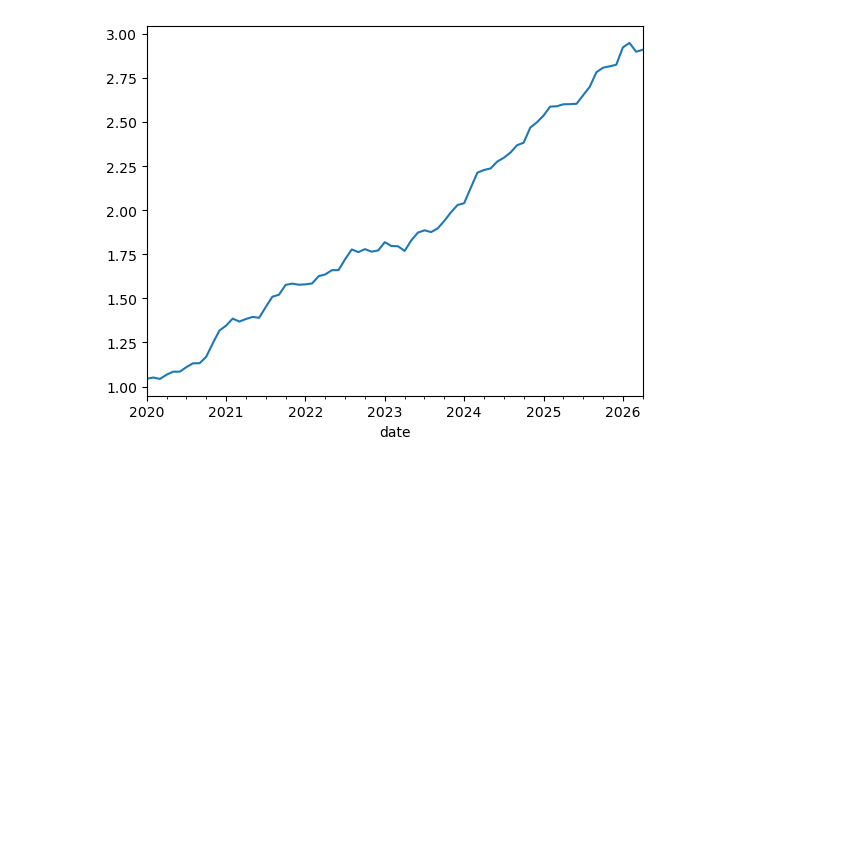
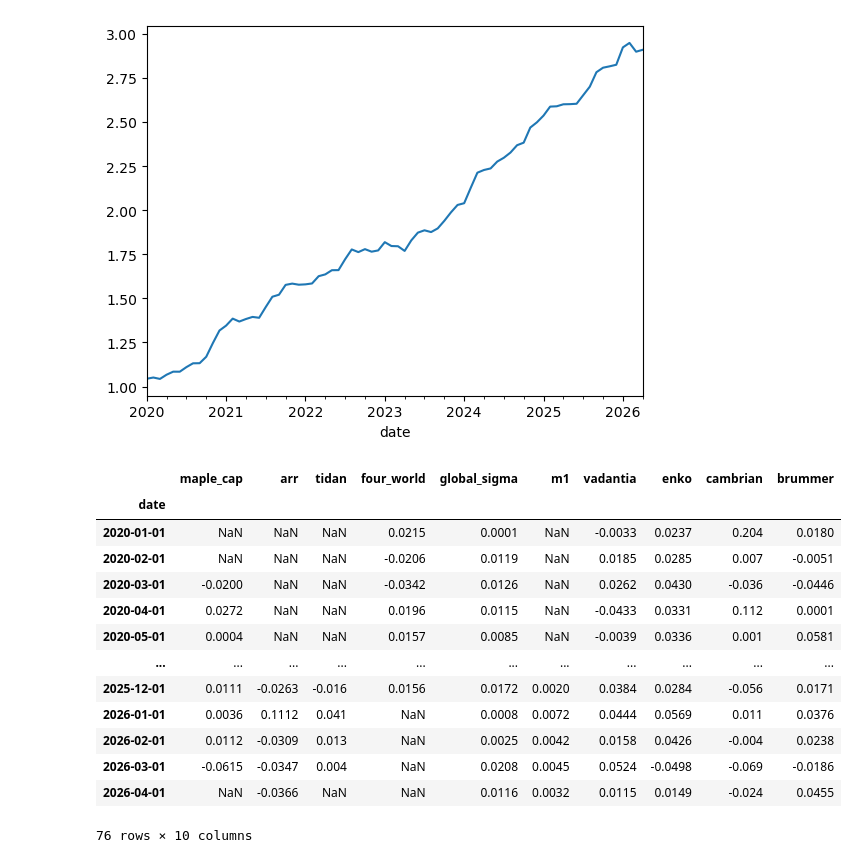
Before and after one commit to arthurdhonneur7/athenee_hf_portfolio, a Jupyter notebook: ew_portfolio.ipynb, the cells around one changed output. Cells and saved outputs as stored; diff of their text form; code cells hidden in the pictures; blank space fills up the shorter version.

```diff
--- a/ew_portfolio.ipynb
+++ b/ew_portfolio.ipynb
@@ -226,3 +226,20 @@ Notes:
 # %% [output]
 <Axes: xlabel='date'>
 [figure]
+# %%
+df
+# %% [output]
+|  | maple_cap | arr | tidan | four_world | global_sigma | m1 | vadantia | enko | cambrian | brummer |
+| date |  |  |  |  |  |  |  |  |  |  |
+| 2020-01-01 | NaN | NaN | NaN | 0.0215 | 0.0001 | NaN | -0.0033 | 0.0237 | 0.204 | 0.0180 |
+| 2020-02-01 | NaN | NaN | NaN | -0.0206 | 0.0119 | NaN | 0.0185 | 0.0285 | 0.007 | -0.0051 |
+| 2020-03-01 | -0.0200 | NaN | NaN | -0.0342 | 0.0126 | NaN | 0.0262 | 0.0430 | -0.036 | -0.0446 |
+| 2020-04-01 | 0.0272 | NaN | NaN | 0.0196 | 0.0115 | NaN | -0.0433 | 0.0331 | 0.112 | 0.0001 |
+| 2020-05-01 | 0.0004 | NaN | NaN | 0.0157 | 0.0085 | NaN | -0.0039 | 0.0336 | 0.001 | 0.0581 |
+| ... | ... | ... | ... | ... | ... | ... | ... | ... | ... | ... |
+| 2025-12-01 | 0.0111 | -0.0263 | -0.016 | 0.0156 | 0.0172 | 0.0020 | 0.0384 | 0.0284 | -0.056 | 0.0171 |
+| 2026-01-01 | 0.0036 | 0.1112 | 0.041 | NaN | 0.0008 | 0.0072 | 0.0444 | 0.0569 | 0.011 | 0.0376 |
+| 2026-02-01 | 0.0112 | -0.0309 | 0.013 | NaN | 0.0025 | 0.0042 | 0.0158 | 0.0426 | -0.004 | 0.0238 |
+| 2026-03-01 | -0.0615 | -0.0347 | 0.004 | NaN | 0.0208 | 0.0045 | 0.0524 | -0.0498 | -0.069 | -0.0186 |
+| 2026-04-01 | NaN | -0.0366 | NaN | NaN | 0.0116 | 0.0032 | 0.0115 | 0.0149 | -0.024 | 0.0455 |
+76 rows × 10 columns
```
Also changed, not shown: parts of 2 cells of this notebook, 1 other file.
